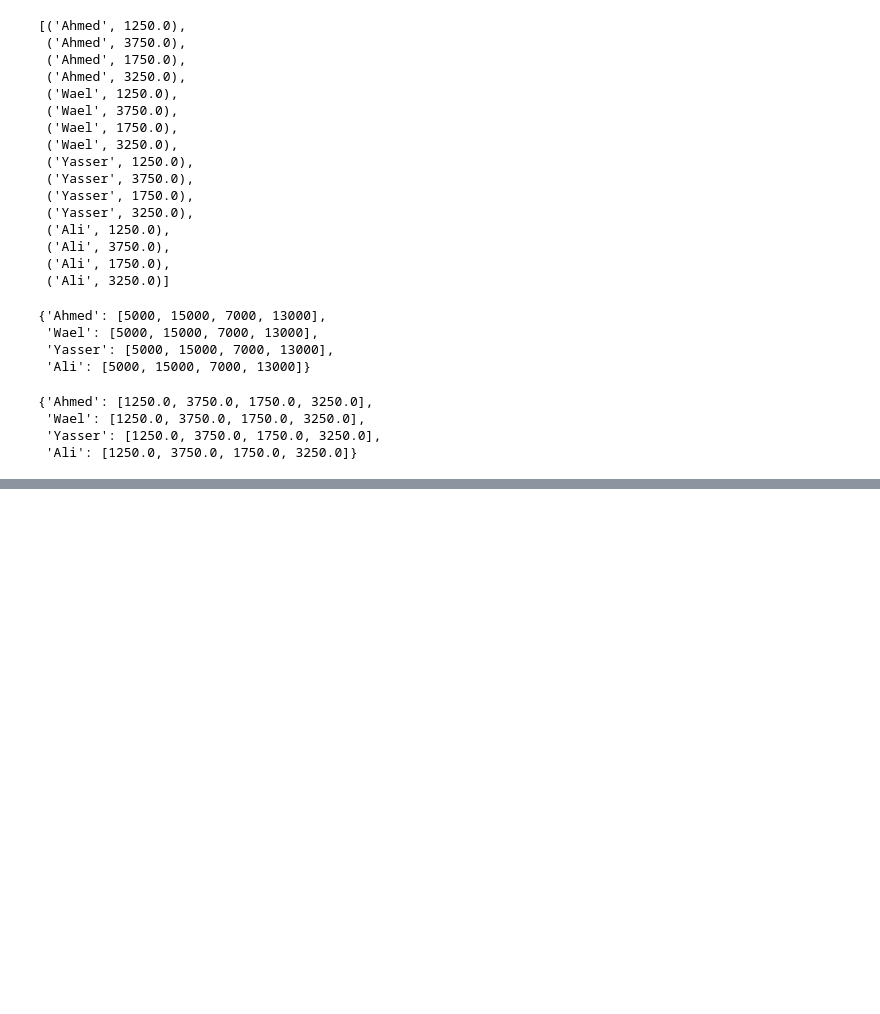
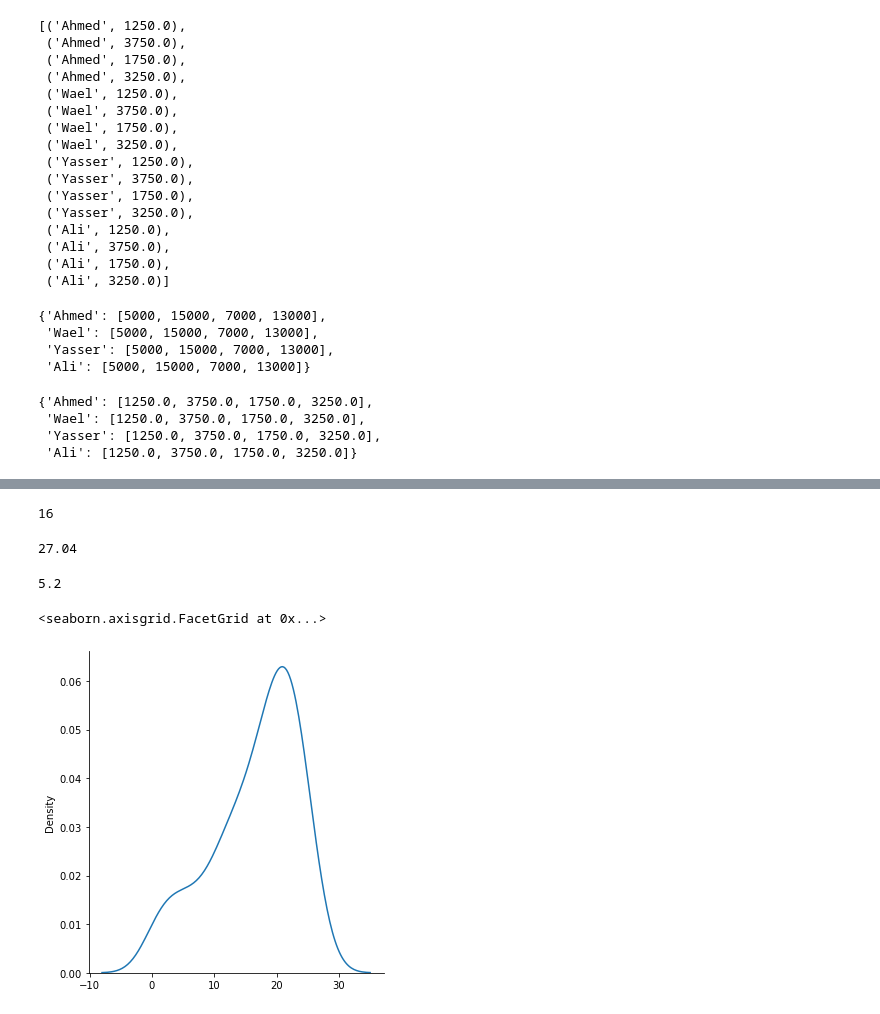
Before and after one commit to OmarInCS/data-analysis-visulization-python, a Jupyter notebook: demo.ipynb, the cells around one changed output, grey strips where cells are left out. Cells and saved outputs as stored; diff of their text form; code cells hidden in the pictures; blank space fills up the shorter version.

```diff
--- a/demo.ipynb
+++ b/demo.ipynb
@@ -546,0 +657,25 @@ salaries
+# %%
+marks.max() - marks.min()
+# %% [output]
+16
+# %%
+marks.var()
+# %% [output]
+27.04
+# %%
+marks.std()
+# %% [output]
+5.2
+# %%
+n = [11, 12, 13, 14, 15, 16, 17, 18, 19, 20, 21, 22, 23, 24, 25, 18, 19, 20, 21, 22, 23, 24,
+     22, 11, 12, 13, 14, 15, 16, 17, 18, 19, 20, 21, 22, 23, 24, 25, 18, 19, 20, 21, 22, 23,
+     24, 20, 21, 22, 23, 24, 22, 16, 17, 18, 19, 20, 21, 22, 23, 24, 0, 1, 2, 3, 4, 5, 6, 7,
+     8, 9, 10, 11, 12, 13, 14, 15, 16, 17, 18, 19, 20, 21, 22, 23, 24, 25, 26, 27, 0, 1, 2,
+     3, 4, 5, 6, 7, 8, 9, 10, 11, 12, 13, 14, 15, 16, 17, 18, 19, 20, 21, 22, 23, 24, 25, 26, 27]
+# %%
+import seaborn as sns
+
+sns.displot(n, kind="kde")
+# %% [output]
+<seaborn.axisgrid.FacetGrid at 0x...>
+[figure, added]
```
Also changed, not shown: parts of 28 cells of this notebook, 5 other files.
